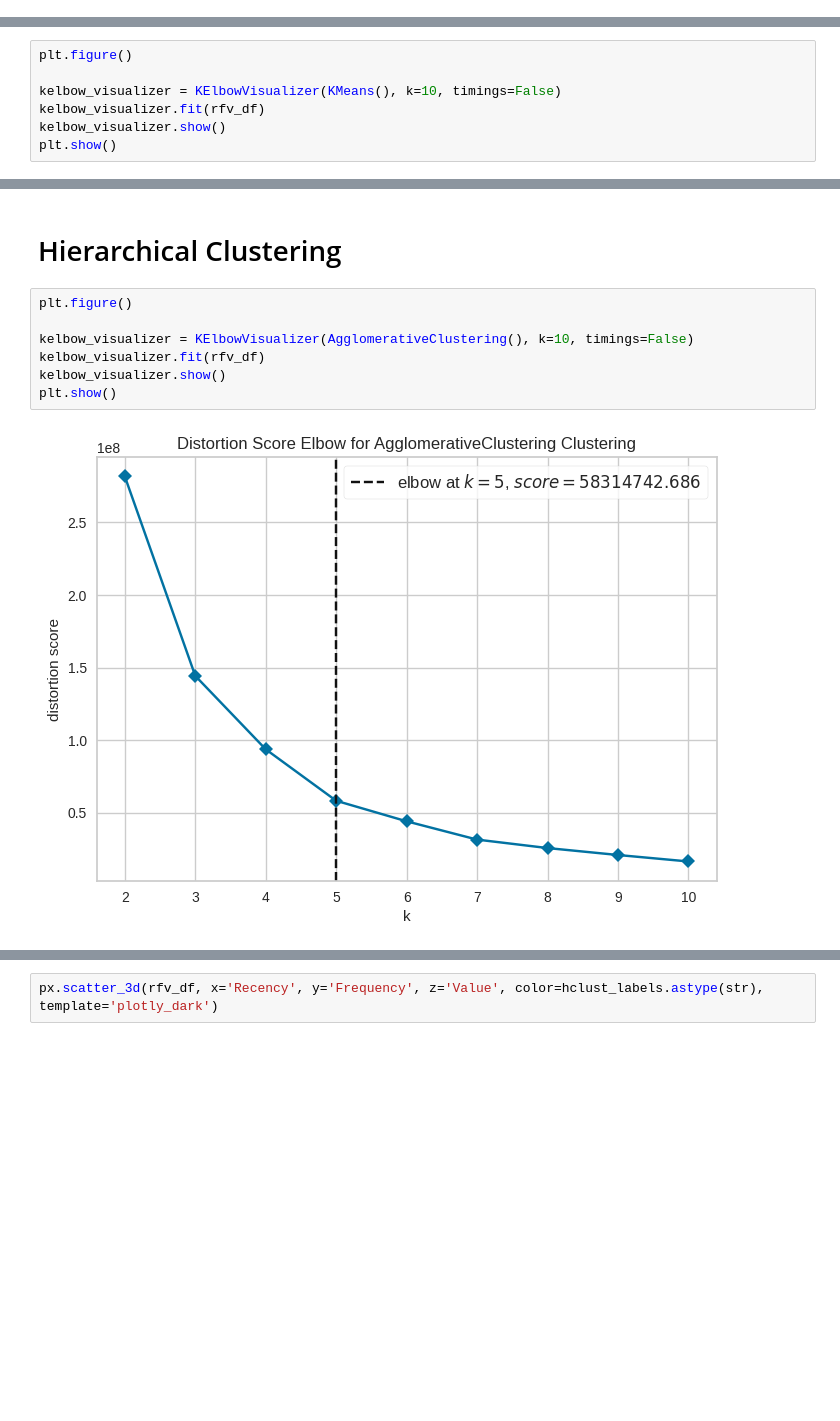
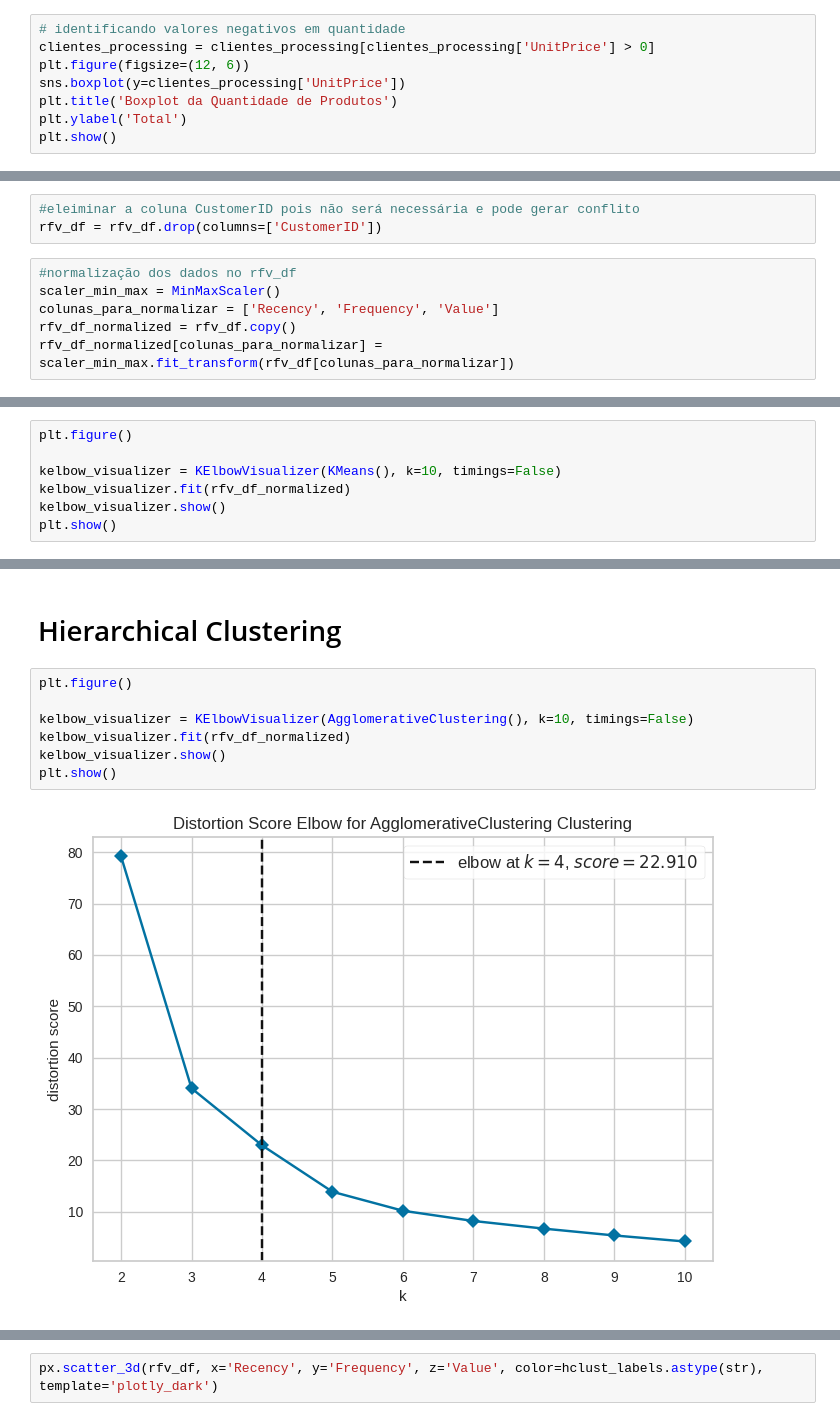
Before and after one commit to PabloLBandeira/biblioteca-Pandas, a Jupyter notebook: Desafio_07_Pablo.ipynb, the cells around one changed output, grey strips where cells are left out. Saved outputs shown, nothing was run; the diff lists cells and outputs as text; blank space fills up the shorter version.

```diff
--- a/Desafio_07_Pablo.ipynb
+++ b/Desafio_07_Pablo.ipynb
@@ -196,0 +183,8 @@ False
+# %%
+# identificando valores negativos em quantidade
+clientes_processing = clientes_processing[clientes_processing['UnitPrice'] > 0]
+plt.figure(figsize=(12, 6))
+sns.boxplot(y=clientes_processing['UnitPrice'])
+plt.title('Boxplot da Quantidade de Produtos')
+plt.ylabel('Total')
+plt.show()
@@ -283 +279,10 @@ print(rfv_df.head())
+# %%
+#eleiminar a coluna CustomerID pois não será necessária e pode gerar conflito
+rfv_df = rfv_df.drop(columns=['CustomerID'])
+# %%
+#normalização dos dados no rfv_df
+scaler_min_max = MinMaxScaler()
+colunas_para_normalizar = ['Recency', 'Frequency', 'Value']
+rfv_df_normalized = rfv_df.copy()
+rfv_df_normalized[colunas_para_normalizar] = scaler_min_max.fit_transform(rfv_df[colunas_para_normalizar])
 # %%
@@ -297,7 +300,7 @@ rfv_df = rfv_df.drop('CustomerID', axis=1)
 plt.figure()
 
 kelbow_visualizer = KElbowVisualizer(KMeans(), k=10, timings=False)
-kelbow_visualizer.fit(rfv_df)
+kelbow_visualizer.fit(rfv_df_normalized)
 kelbow_visualizer.show()
 plt.show()
 # %% [output]
@@ -359,12 +387,12 @@ Utilizando o método Kmeans não foi possível notar uma separação entre os cl
 # %%
 plt.figure()
 
 kelbow_visualizer = KElbowVisualizer(AgglomerativeClustering(), k=10, timings=False)
-kelbow_visualizer.fit(rfv_df)
+kelbow_visualizer.fit(rfv_df_normalized)
 kelbow_visualizer.show()
 plt.show()
 # %% [output]
-[figure, old version]
+[figure, new version]
 # %%
 cluster_metrics = silhouette_score, davies_bouldin_score, calinski_harabasz_score
 cluster_metrics_results = []
```
Also changed, not shown: parts of 26 cells of this notebook.
